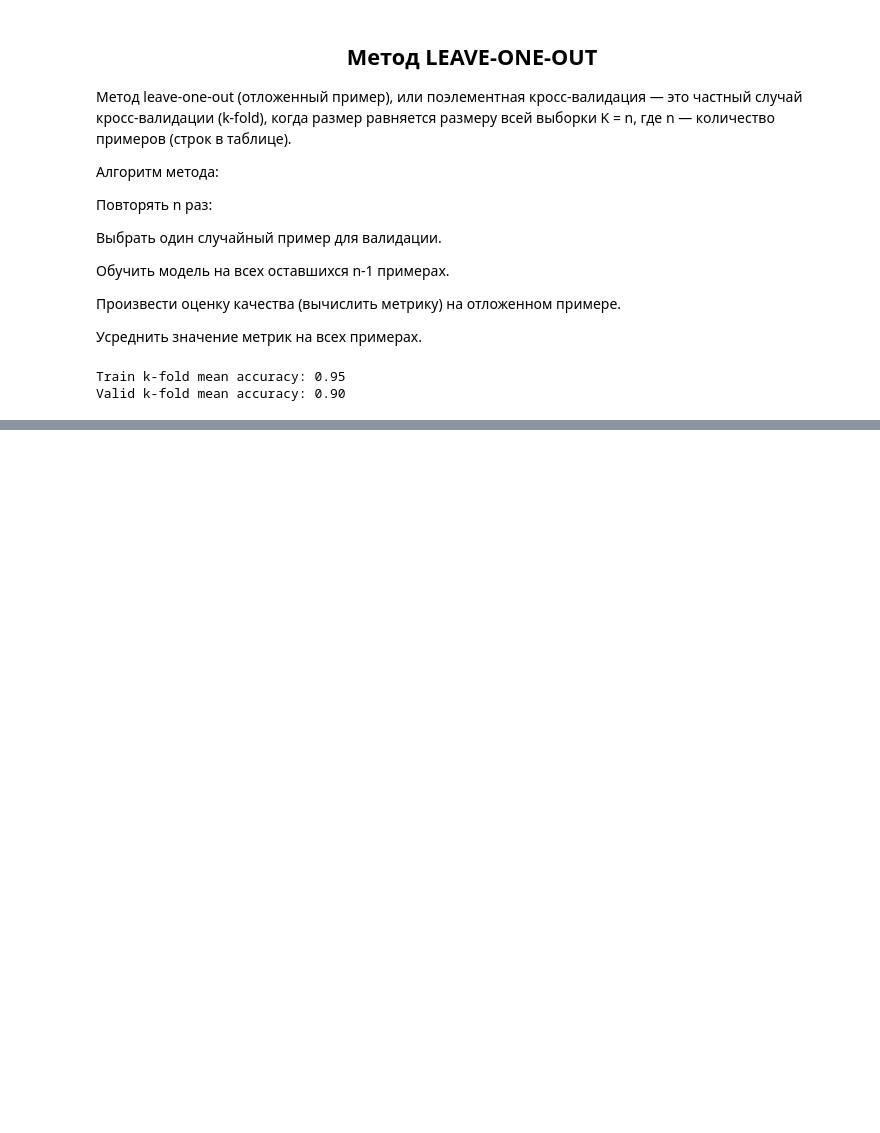
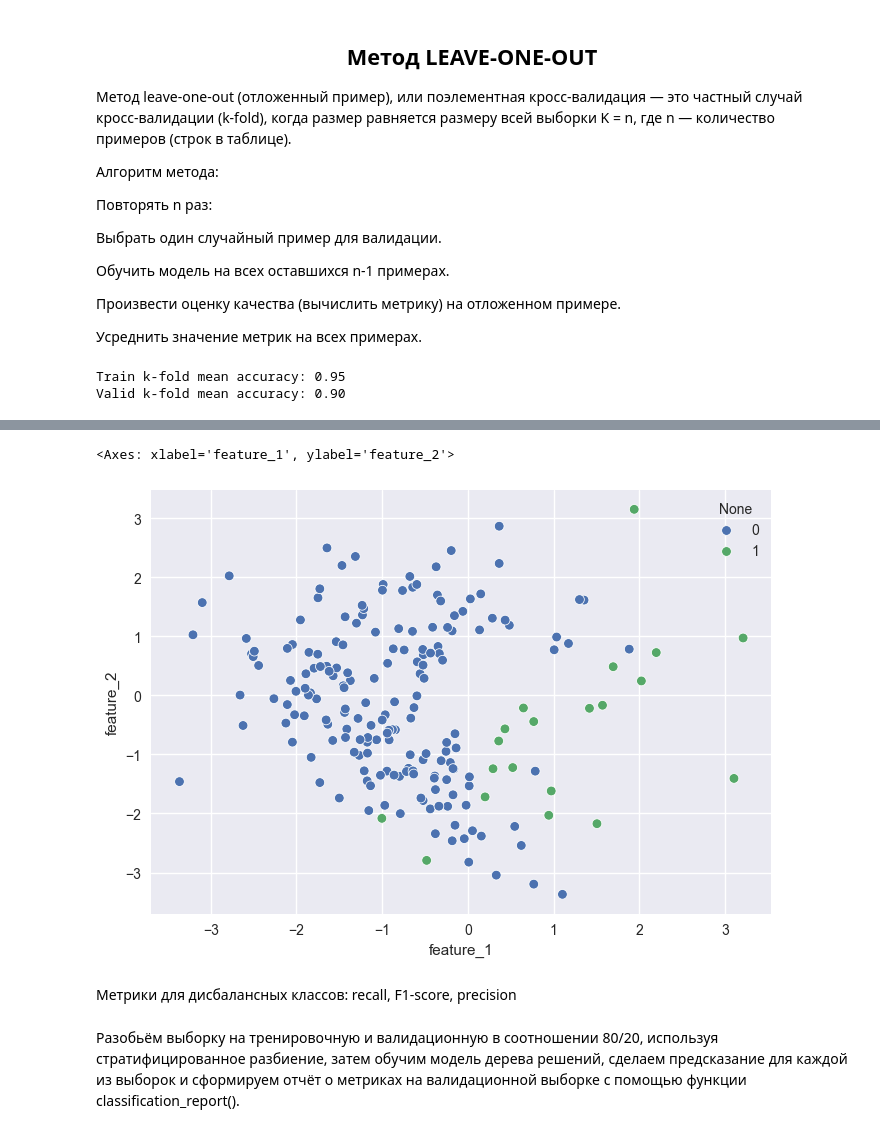
Before and after one commit to step4k777/First, a Jupyter notebook: ML обучение без учителя/Валидация данных, методы.ipynb, the cells around one changed output, grey strips where cells are left out. Cells and saved outputs as stored; diff of their text form; code cells hidden in the pictures; blank space fills up the shorter version.

```diff
--- a/ML обучение без учителя/Валидация данных, методы.ipynb
+++ b/ML обучение без учителя/Валидация данных, методы.ipynb
@@ -269,0 +280,5 @@ Valid k-fold mean accuracy: 0.90
+# %%
+X, y = water_data.drop('Potability', axis=1), water_data['Potability']
+X_train, X_valid, y_train, y_valid = model_selection.train_test_split(X, y, test_size=0.2, random_state=1)
+print('Train:\n', y_train.value_counts(normalize=True), sep='')
+print('Valid:\n', y_valid.value_counts(normalize=True), sep='')
@@ -269,0 +298,4 @@ Valid k-fold mean accuracy: 0.90
+# %%
+X_train, X_valid, y_train, y_valid = model_selection.train_test_split(X, y, stratify=y, test_size=0.2, random_state=1)
+print('Train:\n', y_train.value_counts(normalize=True), sep='')
+print('Valid:\n', y_valid.value_counts(normalize=True), sep='')
@@ -269,0 +345,22 @@ Valid k-fold mean accuracy: 0.90
+# %%
+X_train, X_valid, y_train, y_valid = model_selection.train_test_split(X, y, stratify=y, test_size=0.2, random_state=42)
+from sklearn import datasets
+X, y = datasets.make_classification(
+    n_samples=200, #количество объектов
+    n_features=2, #количество признаков
+    n_informative=2, #количество информативных признаков
+    n_redundant=0, #количество неинформативных признаков
+    n_classes=2, #количество классов
+    weights=[1, 0.2], #пропорции классов
+    random_state=42 #генератор случайных чисел
+)
+X = pd.DataFrame(X, columns=['feature_1', 'feature_2'])
+y = pd.Series(y)
+sns.scatterplot(x=X['feature_1'], y=X['feature_2'], hue=y)
+# %% [output]
+<Axes: xlabel='feature_1', ylabel='feature_2'>
+[figure, added]
+# %% [markdown]
+Метрики для дисбалансных классов: recall, F1-score, precision
+# %% [markdown]
+Разобьём выборку на тренировочную и валидационную в соотношении 80/20, используя стратифицированное разбиение, затем обучим модель дерева решений, сделаем предсказание для каждой из выборок и сформируем отчёт о метриках на валидационной выборке с помощью функции classification_report().
```
Also changed, not shown: parts of 46 cells of this notebook, 19 other files.
